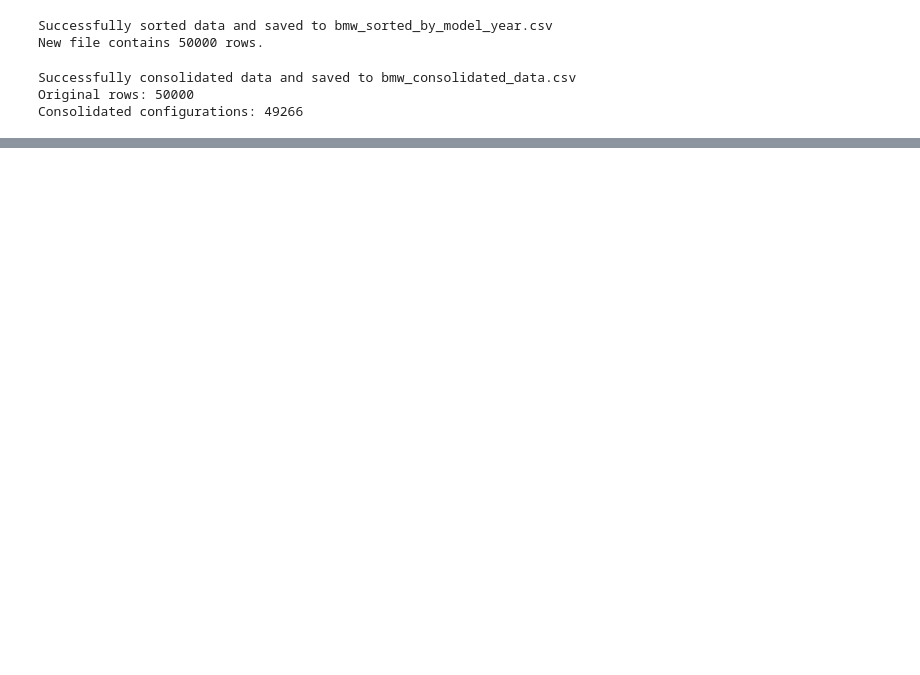
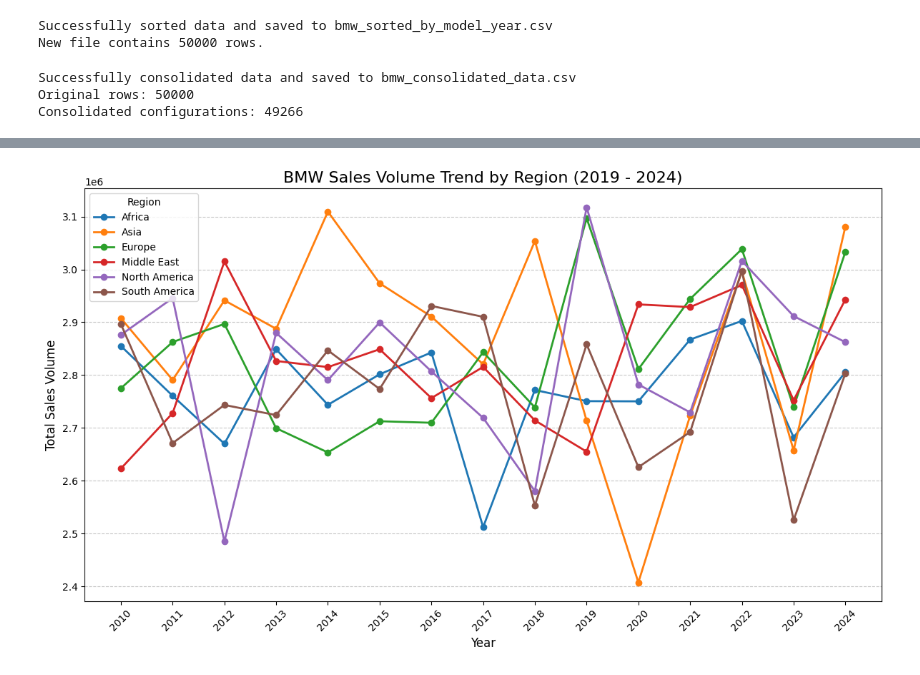
Before and after one commit to laqube/bigdata_group_hz, a Jupyter notebook: sorting_Miras.ipynb, the cells around one changed output, grey strips where cells are left out. Cells and saved outputs as stored; diff of their text form; code cells hidden in the pictures; blank space fills up the shorter version.

```diff
--- a/sorting_Miras.ipynb
+++ b/sorting_Miras.ipynb
@@ -103,3 +103,73 @@ consolidate_and_save_data(input_file, output_file)
 Successfully consolidated data and saved to bmw_consolidated_data.csv
 Original rows: 50000
 Consolidated configurations: 49266
+# %%
+import pandas as pd
+import matplotlib.pyplot as plt
+
+def create_sales_volume_graph(input_filename):
+    """
+    Filters the data for the years 2019-2024, aggregates total sales volume by year and region,
+    and generates a multi-line graph with a line for each region using Matplotlib.
+    """
+    try:
+        # 1. Load the data
+        df = pd.read_csv(input_filename)
+
+        # 2. Filter for the target years (2010 to 2024)
+        df_filtered = df[(df['Year'] >= 2010) & (df['Year'] <= 2024)].copy()
+
+        # 3. Aggregate: Calculate the total Sales_Volume for each Year AND Region
+        df_sales_trend = df_filtered.groupby(['Year', 'Region'])['Sales_Volume'].sum().reset_index()
+
+        # 4. Data Preparation: Convert Year to string for cleaner axis labels
+        df_sales_trend['Year'] = df_sales_trend['Year'].astype(str)
+
+        print("Data prepared for plotting (Sales Volume by Year and Region):")
+        print(df_sales_trend.head(10).to_string(index=False))
+
+        # 5. Create the Plot
+        plt.figure(figsize=(12, 7))
+
+        # Get unique regions to loop through and plot
+        regions = df_sales_trend['Region'].unique()
+
+        # Plot a line for each region
+        for region in regions:
+            # Filter data for the current region
+            region_data = df_sales_trend[df_sales_trend['Region'] == region]
+
+            # Plot the line
+            plt.plot(
+                region_data['Year'],
+                region_data['Sales_Volume'],
+                marker='o',
+                linestyle='-',
+                linewidth=2,
+                label=region # Add the region name to the legend
+            )
+
+        # Add titles and labels
+        plt.title('BMW Sales Volume Trend by Region (2019 - 2024)', fontsize=16)
+        plt.xlabel('Year', fontsize=12)
+        plt.ylabel('Total Sales Volume', fontsize=12)
+
+        # Enhance readability
+        plt.grid(axis='y', linestyle='--', alpha=0.7)
+        plt.xticks(rotation=45)
+
+        # Add the legend to distinguish the lines
+        plt.legend(title='Region', loc='upper left')
+
+        plt.tight_layout()
+        plt.show()
+
+    except FileNotFoundError:
+        print(f"Error: The input file '{input_filename}' was not found.")
+    except Exception as e:
+        print(f"An unexpected error occurred during plotting: {e}")
+
+# --- Execution Block ---
+input_file = 'BMW sales data (2010-2024) (1).csv'
+create_sales_volume_graph(input_file)
+# %% [output]
@@ -105,0 +188 @@ Consolidated configurations: 49266
+[figure, added]
```
Also changed, not shown: parts of 1 cell of this notebook, 6 other files.
